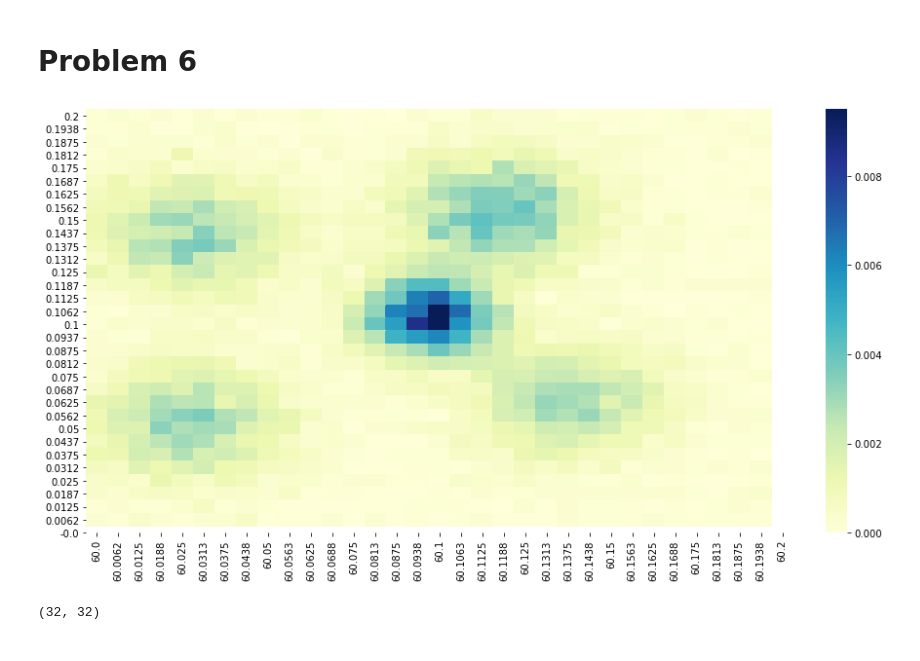
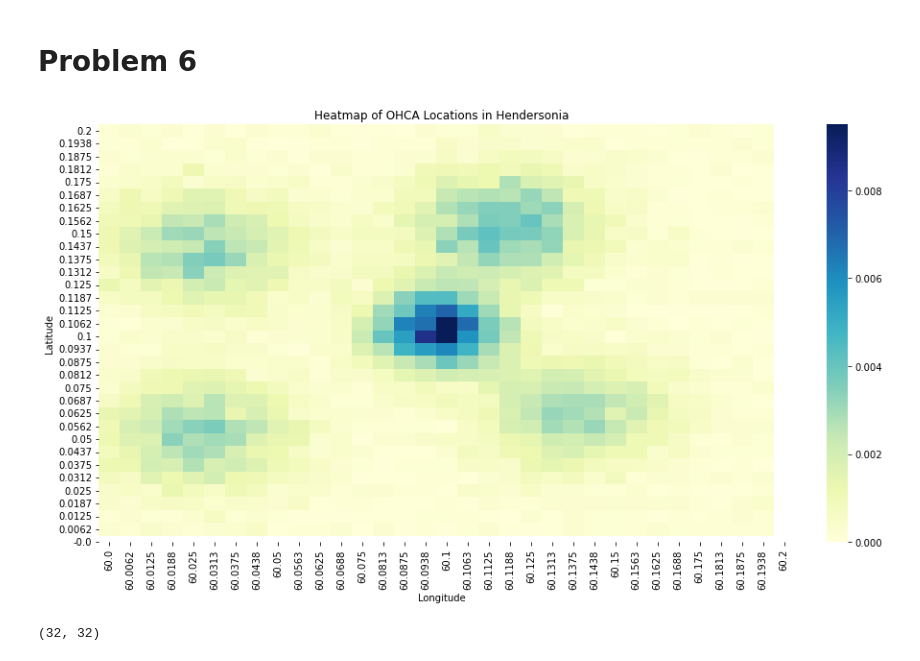
Before and after one commit to vcampos4545/ORIE-4580-Final-Project, a Jupyter notebook: orie_4580_project.ipynb, the cells around one changed output. Saved outputs shown, nothing was run; the diff lists cells and outputs as text; code cells hidden in the pictures.

```diff
--- a/orie_4580_project.ipynb
+++ b/orie_4580_project.ipynb
@@ -250,9 +256,12 @@ probs = np.array(probs).reshape((len(vals),len(vals)))
 # %%
 plt.figure(figsize=(16,8))
 sns.heatmap(probs[::-1],xticklabels=np.round(np.arange(60,60.2,square_size),4), yticklabels=np.round(np.arange(0.2,-square_size,-square_size),4),cmap="YlGnBu")
+plt.title("Heatmap of OHCA Locations in Hendersonia")
+plt.xlabel("Longitude")
+plt.ylabel("Latitude")
 plt.show()
 # %% [output]
-[figure, old version]
+[figure, new version]
 # %%
 probs.shape
 # %% [output]
```
Also changed, not shown: parts of 36 cells of this notebook, 1 other file.
